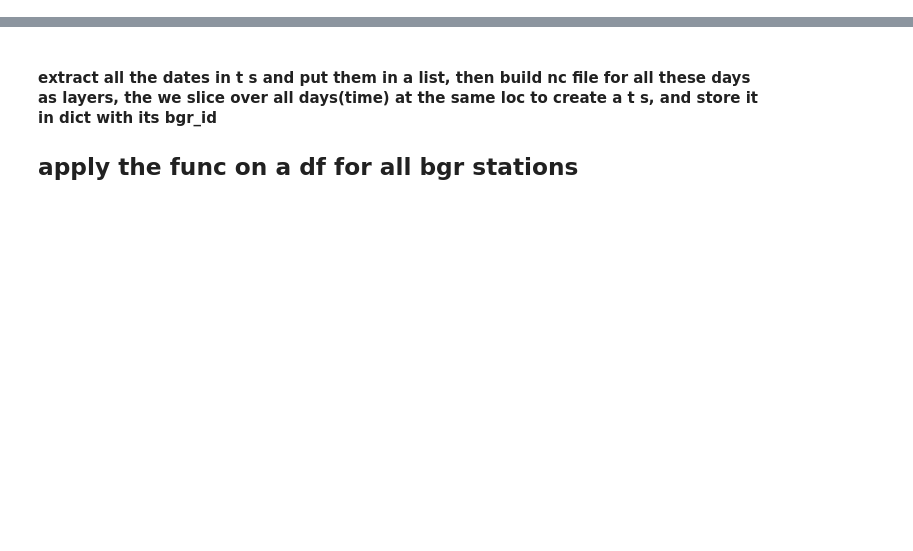
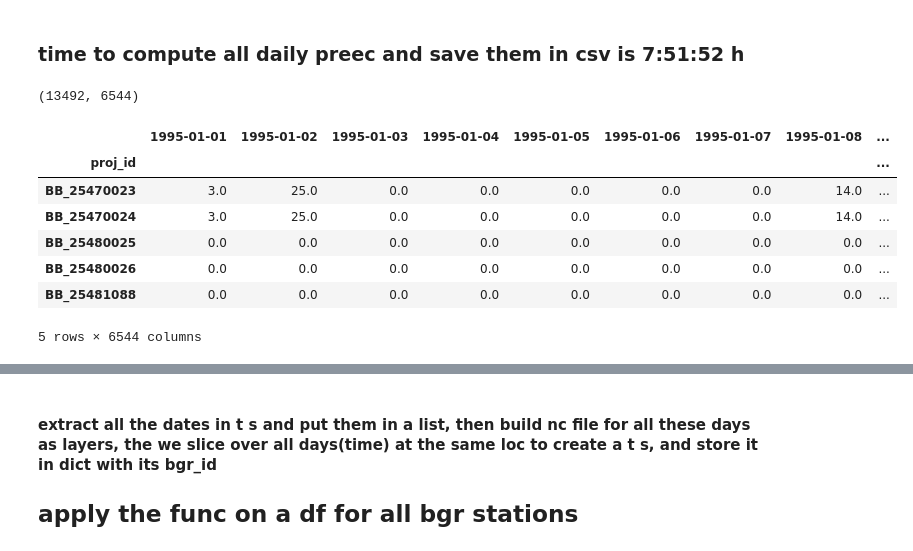
Before and after one commit to basem-AI/BGR_outlier_detection, a Jupyter notebook: extract_precipitation.ipynb, the cells around one changed output, grey strips where cells are left out. Saved outputs shown, nothing was run; the diff lists cells and outputs as text; code cells hidden in the pictures; blank space fills up the shorter version.

```diff
--- a/extract_precipitation.ipynb
+++ b/extract_precipitation.ipynb
@@ -112,7 +121,0 @@ root_grp.close()
-# %%
-# open the nc file as dataset
-ds = xr.open_dataset('prec.nc')
-# index by value
-#ds['temp'].sel(lon=65.5, lat=29.5)
-# or index by position
-#ds['temp'].isel(lon=5, lat=2)
@@ -129,0 +218,22 @@ float
+# %% [markdown]
+### time to compute all daily preec and save them in csv is 7:51:52 h
+# %%
+# merge all dfs in one daily_prec
+daily_prec=pd.read_csv("dataset/regnie_dwd/csv/1995.csv").set_index("proj_id")
+for year in years[1:]:
+    df=pd.read_csv(f"dataset/regnie_dwd/csv/{year}.csv").set_index("proj_id")
+    daily_prec = pd.concat([daily_prec,df],axis=1)
+print(daily_prec.shape)
+daily_prec.head()
+# save the daily_prec df
+#daily_prec.to_csv("dataset/regnie_dwd/csv/daily_prec.csv")
+# %% [output]
+(13492, 6544)
+|  | 1995-01-01 | 1995-01-02 | 1995-01-03 | 1995-01-04 | 1995-01-05 | 1995-01-06 | 1995-01-07 | 1995-01-08 | ... |
+| proj_id |  |  |  |  |  |  |  |  | ... |
+| BB_25470023 | 3.0 | 25.0 | 0.0 | 0.0 | 0.0 | 0.0 | 0.0 | 14.0 | ... |
+| BB_25470024 | 3.0 | 25.0 | 0.0 | 0.0 | 0.0 | 0.0 | 0.0 | 14.0 | ... |
+| BB_25480025 | 0.0 | 0.0 | 0.0 | 0.0 | 0.0 | 0.0 | 0.0 | 0.0 | ... |
+| BB_25480026 | 0.0 | 0.0 | 0.0 | 0.0 | 0.0 | 0.0 | 0.0 | 0.0 | ... |
+| BB_25481088 | 0.0 | 0.0 | 0.0 | 0.0 | 0.0 | 0.0 | 0.0 | 0.0 | ... |
+5 rows × 6544 columns
```
Also changed, not shown: parts of 20 cells of this notebook, 2 other files.
